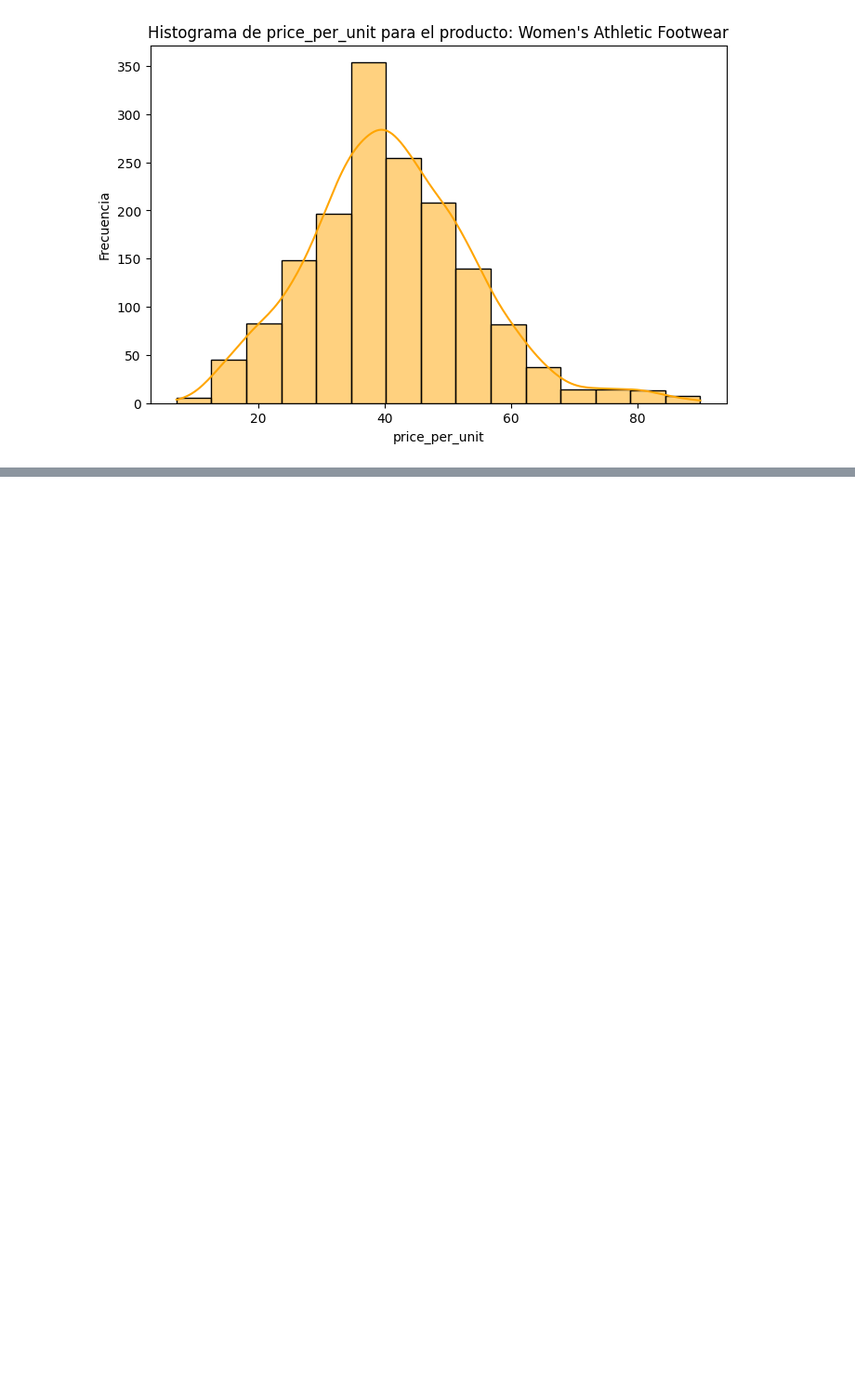
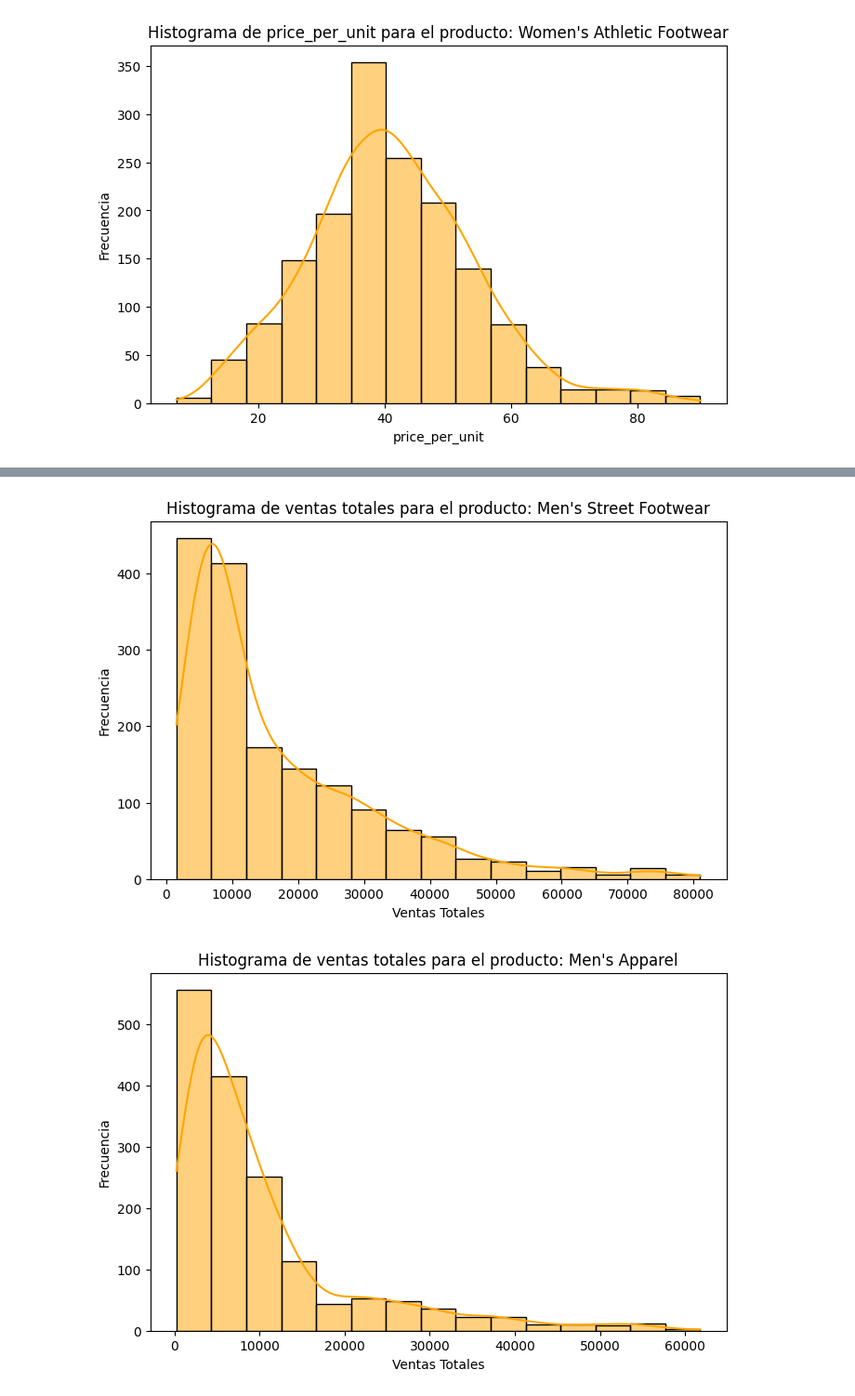
Before and after one commit to Dilmer-Rojas/Ventas_Adidas, a Jupyter notebook: notebooks/Data_Cleaning_Python.ipynb, the cells around one changed output, grey strips where cells are left out. Shown at 93% size. Saved outputs shown, nothing was run; the diff lists cells and outputs as text; code cells hidden in the pictures; blank space fills up the shorter version.

```diff
--- a/notebooks/Data_Cleaning_Python.ipynb
+++ b/notebooks/Data_Cleaning_Python.ipynb
@@ -261,0 +360,15 @@ for product in products:
+# %%
+# Crear un histograma donde se representen los precios por unidad 'units_sold' y agruparlo por 'product'
+products = df['product'].unique()
+
+for product in products:
+    subset = df[df['product'] == product]
+    plt.figure(figsize=(8, 5))
+    sns.histplot(subset['total_sales'], bins=15, kde=True, color='orange')
+    plt.title(f'Histograma de ventas totales para el producto: {product}')
+    plt.xlabel('Ventas Totales')
+    plt.ylabel('Frecuencia')
+    plt.show()
+# %% [output]
+[figure, added]
+[figure, added]
```
Also changed, not shown: parts of 8 cells of this notebook.
